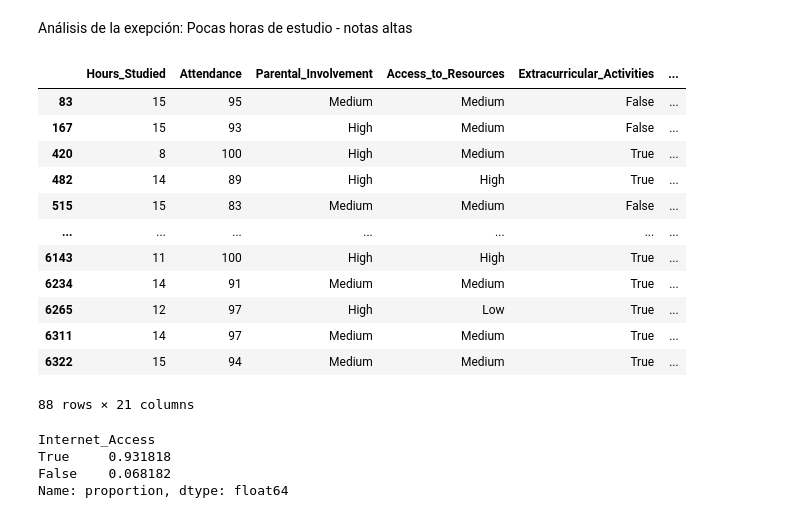
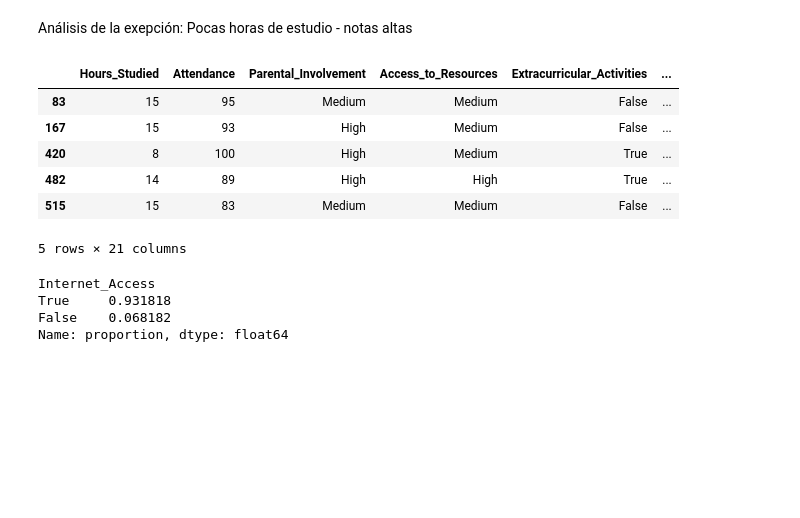
Before and after one commit to BertoniEliana/students_performance_factors, a Jupyter notebook: student_performance_factors.ipynb, the cells around one changed output. Saved outputs shown, nothing was run; the diff lists cells and outputs as text; code cells hidden in the pictures; blank space fills up the shorter version.

```diff
--- a/student_performance_factors.ipynb
+++ b/student_performance_factors.ipynb
@@ -388,21 +378,15 @@ Media tutorías: 1.49, alumnos con bajas notas y más estudio: 0.88
 # %% [markdown]
 Análisis de la exepción: Pocas horas de estudio - notas altas
 # %%
-low_study_high_score
+low_study_high_score.head()
 # %% [output]
 |  | Hours_Studied | Attendance | Parental_Involvement | Access_to_Resources | Extracurricular_Activities | ... |
 | 83 | 15 | 95 | Medium | Medium | False | ... |
 | 167 | 15 | 93 | High | Medium | False | ... |
 | 420 | 8 | 100 | High | Medium | True | ... |
 | 482 | 14 | 89 | High | High | True | ... |
 | 515 | 15 | 83 | Medium | Medium | False | ... |
-| ... | ... | ... | ... | ... | ... | ... |
-| 6143 | 11 | 100 | High | High | True | ... |
-| 6234 | 14 | 91 | Medium | Medium | True | ... |
-| 6265 | 12 | 97 | High | Low | True | ... |
-| 6311 | 14 | 97 | Medium | Medium | True | ... |
-| 6322 | 15 | 94 | Medium | Medium | True | ... |
-88 rows × 21 columns
+5 rows × 21 columns
 # %%
 low_study_high_score['Internet_Access'].value_counts(normalize=True)
 # %% [output]
```
Also changed, not shown: parts of 2 cells of this notebook.
